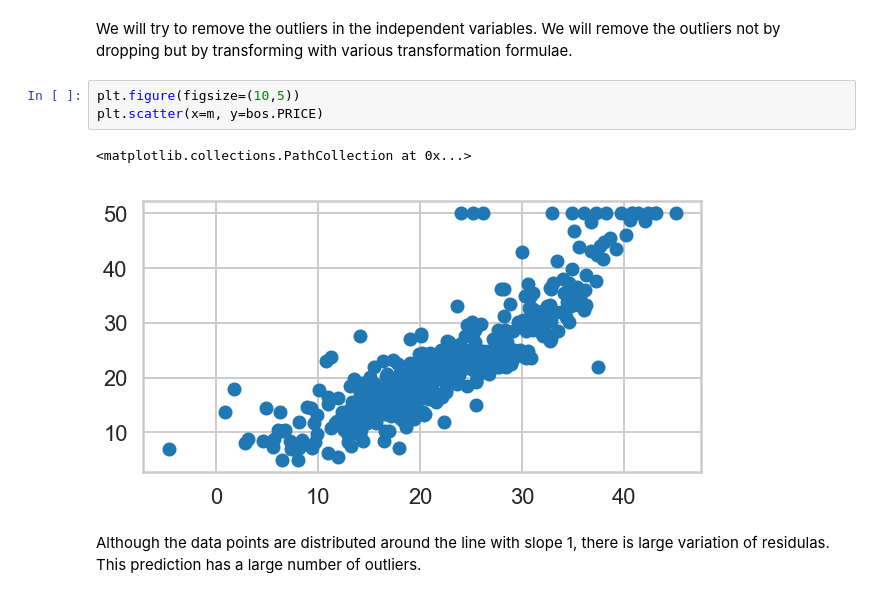
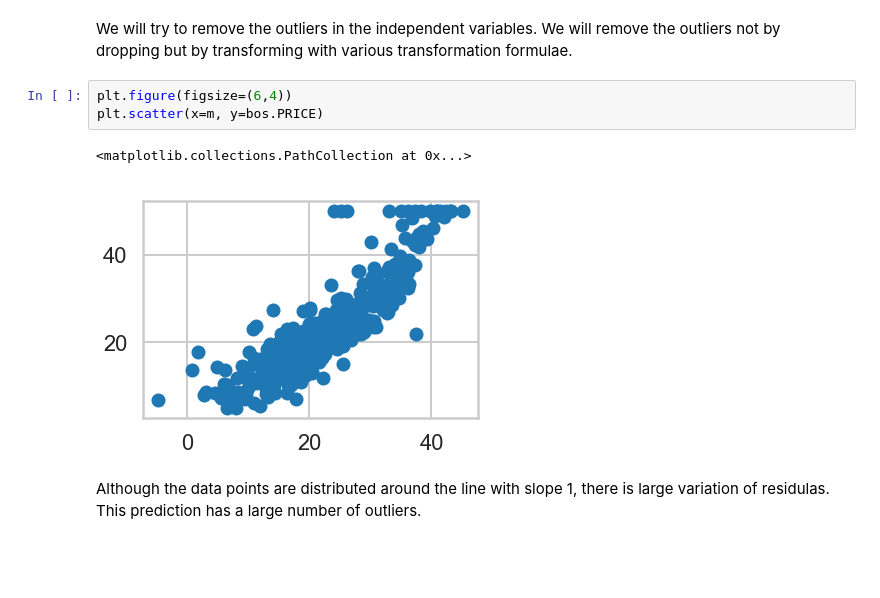
Before and after one commit to rameshadhikari1/Mini-porjects, a Jupyter notebook: Mini_Project_Linear_Regression.ipynb, the cells around one changed output. Drawn from its saved outputs; the diff is of its cells as text; blank space fills up the shorter version.

```diff
--- a/Mini_Project_Linear_Regression.ipynb
+++ b/Mini_Project_Linear_Regression.ipynb
@@ -587,11 +585,11 @@ The distribution of the predicted price is almost normal centered at around 20.
 # %% [markdown]
 We will try to remove the outliers in the independent variables. We will remove the outliers not by dropping but by transforming with various transformation formulae.
 # %%
-plt.figure(figsize=(10,5))
+plt.figure(figsize=(6,4))
 plt.scatter(x=m, y=bos.PRICE)
 # %% [output]
 <matplotlib.collections.PathCollection at 0x...>
-[figure, old version]
+[figure, new version]
 # %% [markdown]
 Although the data points are distributed around the line with slope 1, there is large variation of residulas. This prediction has a large number of outliers.
 # %%
```
Also changed, not shown: parts of 9 cells of this notebook.
